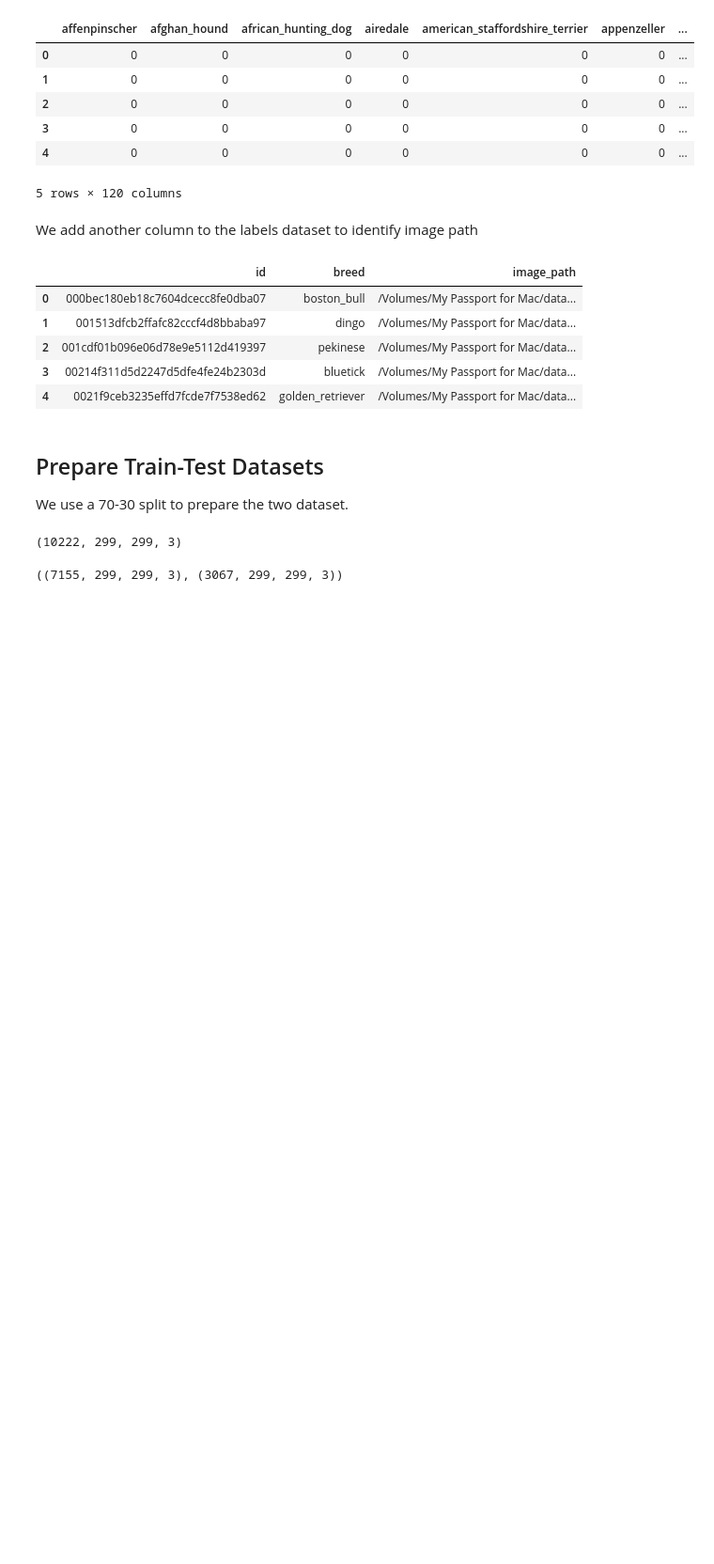
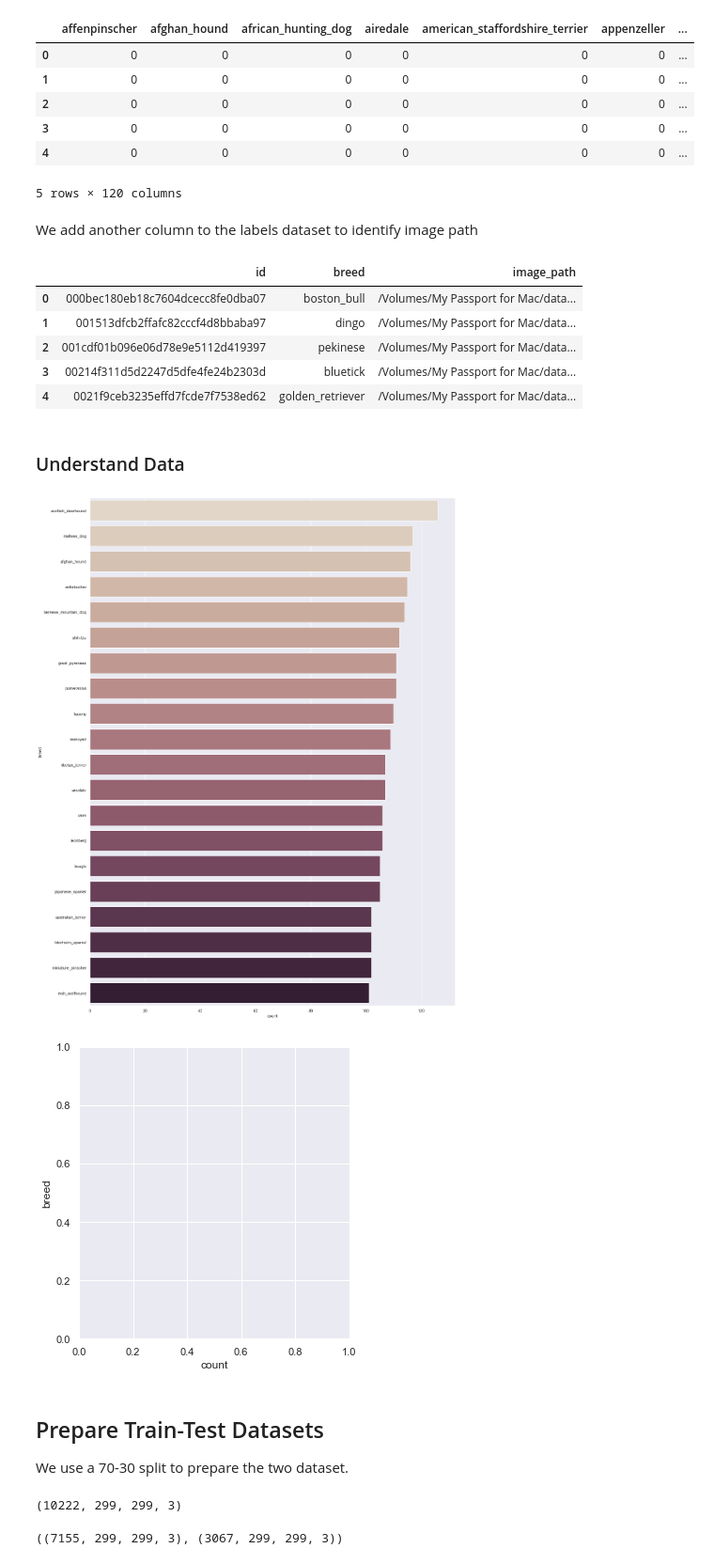
Before and after one commit to evergreenllc2020/cv, a Jupyter notebook: dog_beed_classification/Dog_Breed_Transfer_Learning_Classifier.ipynb, the cells around one changed output. Shown: that part at 94% size. Saved outputs shown, nothing was run; the diff lists cells and outputs as text; code cells hidden in the pictures; blank space fills up the shorter version.

```diff
--- a/dog_beed_classification/Dog_Breed_Transfer_Learning_Classifier.ipynb
+++ b/dog_beed_classification/Dog_Breed_Transfer_Learning_Classifier.ipynb
@@ -134,6 +153,17 @@ data_labels.head()
 | 2 | 001cdf01b096e06d78e9e5112d419397 | pekinese | /Volumes/My Passport for Mac/data... |
 | 3 | 00214f311d5d2247d5dfe4fe24b2303d | bluetick | /Volumes/My Passport for Mac/data... |
 | 4 | 0021f9ceb3235effd7fcde7f7538ed62 | golden_retriever | /Volumes/My Passport for Mac/data... |
+# %% [markdown]
+### Understand Data
+# %%
+sns.set(style="darkgrid")
+sns.set(color_codes=True)
+fig, ax = plt.subplots()
+fig.set_size_inches(17.7, 25.27)
+sns.catplot(y="breed",   kind="count", palette="ch:.25",ax=ax, data=data_labels, order=data_labels.breed.value_counts().iloc[:20].index);
+# %% [output]
+[figure, added]
+[figure, added]
 # %% [markdown]
 ## Prepare Train-Test Datasets
 We use a 70-30 split to prepare the two dataset.
```
Also changed, not shown: parts of 17 cells of this notebook, 11 other files.
